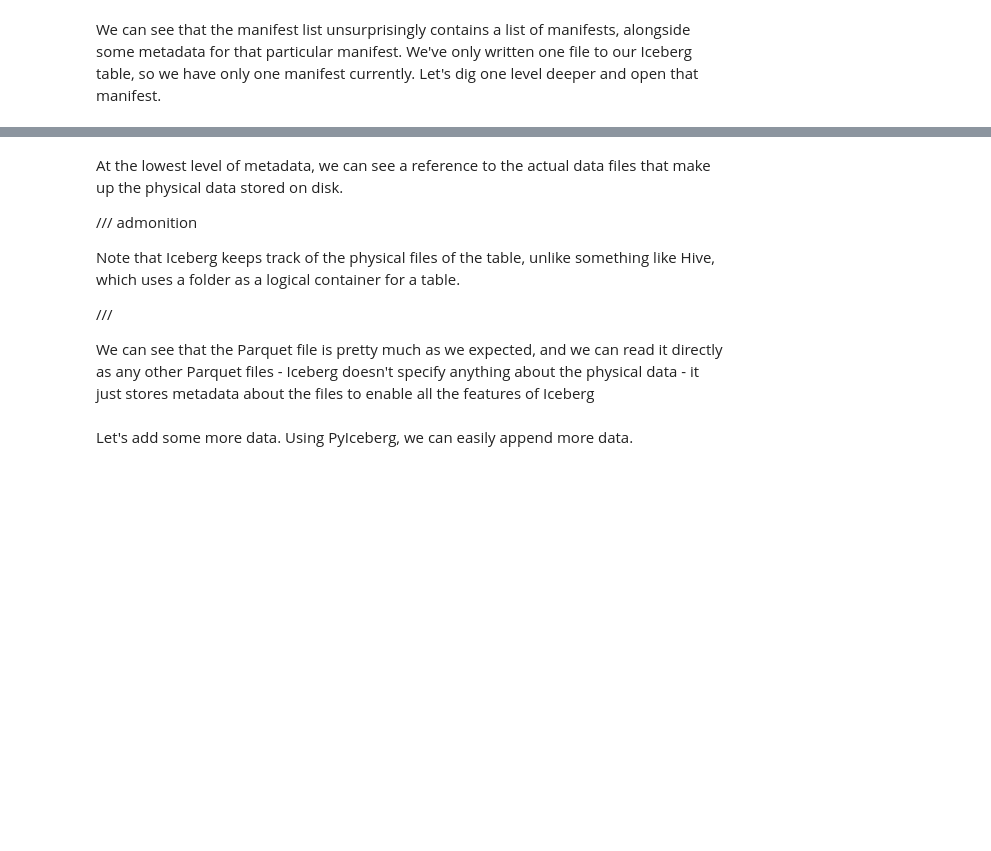
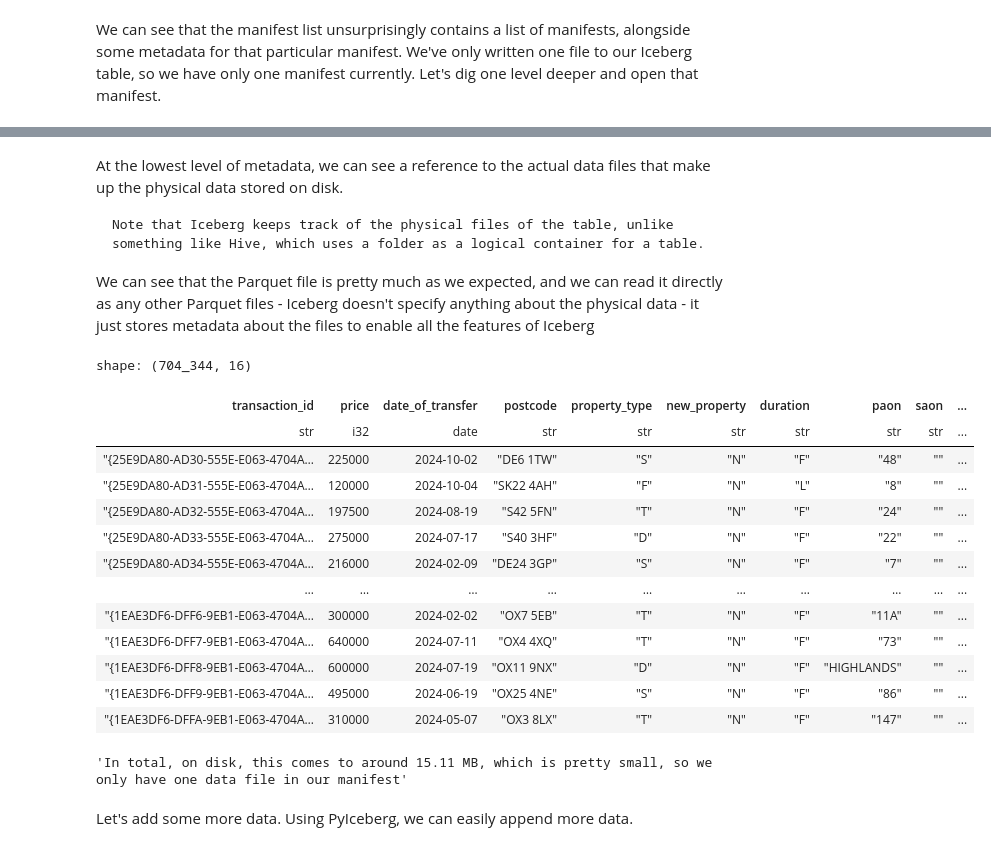
Before and after one commit to henryharbeck/pydata-london-2025-hands-on-apache-iceberg, a Jupyter notebook: notebooks/01-Exploring-Iceberg.ipynb, the cells around one changed output, grey strips where cells are left out. Cells and saved outputs as stored; diff of their text form; code cells hidden in the pictures; blank space fills up the shorter version.

Commit message:
Working on data engineering part

````diff
--- a/notebooks/01-Exploring-Iceberg.ipynb
+++ b/notebooks/01-Exploring-Iceberg.ipynb
@@ -241,25 +256,39 @@ get_iceberg_manifest(fs, house_prices_t)
 # %% [markdown]
 At the lowest level of metadata, we can see a reference to the actual data files that make up the physical data stored on disk.
 
-/// admonition
-
+```{note} Iceberg vs Hive
 Note that Iceberg keeps track of the physical files of the table, unlike something like Hive, which uses a folder as a logical container for a table.
-
-///
+```
 
 We can see that the Parquet file is pretty much as we expected, and we can read it directly as any other Parquet files - Iceberg doesn't specify anything about the physical data - it just stores metadata about the files to enable all the features of Iceberg
 # %%
-def get_iceberg_data_file(fs: AbstractFileSystem, table: Table, index=-1) -> pl.DataFrame:
+def get_iceberg_data_file(fs: AbstractFileSystem, table: Table, index=0) -> pl.DataFrame:
     """Read the data file from the `index` position in the data_file"""
     manifest = get_iceberg_manifest(fs, table, index)
     with fs.open(manifest[index]["data_file"]["file_path"]) as p_f:
         return pl.read_parquet(p_f)
 
 
-get_iceberg_data_file(fs, house_prices_t, 0)
+get_iceberg_data_file(fs, house_prices_t)
+# %% [output]
+shape: (704_344, 16)
+| transaction_id | price | date_of_transfer | postcode | property_type | new_property | duration | paon | saon | ... |
+| str | i32 | date | str | str | str | str | str | str | ... |
+| "{25E9DA80-AD30-555E-E063-4704A… | 225000 | 2024-10-02 | "DE6 1TW" | "S" | "N" | "F" | "48" | "" | ... |
+| "{25E9DA80-AD31-555E-E063-4704A… | 120000 | 2024-10-04 | "SK22 4AH" | "F" | "N" | "L" | "8" | "" | ... |
+| "{25E9DA80-AD32-555E-E063-4704A… | 197500 | 2024-08-19 | "S42 5FN" | "T" | "N" | "F" | "24" | "" | ... |
+| "{25E9DA80-AD33-555E-E063-4704A… | 275000 | 2024-07-17 | "S40 3HF" | "D" | "N" | "F" | "22" | "" | ... |
+| "{25E9DA80-AD34-555E-E063-4704A… | 216000 | 2024-02-09 | "DE24 3GP" | "S" | "N" | "F" | "7" | "" | ... |
+| … | … | … | … | … | … | … | … | … | ... |
+| "{1EAE3DF6-DFF6-9EB1-E063-4704A… | 300000 | 2024-02-02 | "OX7 5EB" | "T" | "N" | "F" | "11A" | "" | ... |
+| "{1EAE3DF6-DFF7-9EB1-E063-4704A… | 640000 | 2024-07-11 | "OX4 4XQ" | "T" | "N" | "F" | "73" | "" | ... |
+| "{1EAE3DF6-DFF8-9EB1-E063-4704A… | 600000 | 2024-07-19 | "OX11 9NX" | "D" | "N" | "F" | "HIGHLANDS" | "" | ... |
+| "{1EAE3DF6-DFF9-9EB1-E063-4704A… | 495000 | 2024-06-19 | "OX25 4NE" | "S" | "N" | "F" | "86" | "" | ... |
+| "{1EAE3DF6-DFFA-9EB1-E063-4704A… | 310000 | 2024-05-07 | "OX3 8LX" | "T" | "N" | "F" | "147" | "" | ... |
 # %%
-mo.md(
-    f"""In total, on disk, this comes to around {get_iceberg_manifest(fs, house_prices_t)[0]['data_file']['file_size_in_bytes'] / 1024 / 1024:0.2f} MB, which is pretty small, so we only have one data file in our manifest""")
+f"""In total, on disk, this comes to around {get_iceberg_manifest(fs, house_prices_t)[0]['data_file']['file_size_in_bytes'] / 1024 / 1024:0.2f} MB, which is pretty small, so we only have one data file in our manifest"""
+# %% [output]
+'In total, on disk, this comes to around 15.11 MB, which is pretty small, so we only have one data file in our manifest'
 # %% [markdown]
 Let's add some more data. Using PyIceberg, we can easily append more data.
 # %%
````
Also changed, not shown: parts of 8 cells of this notebook, 13 other files.
